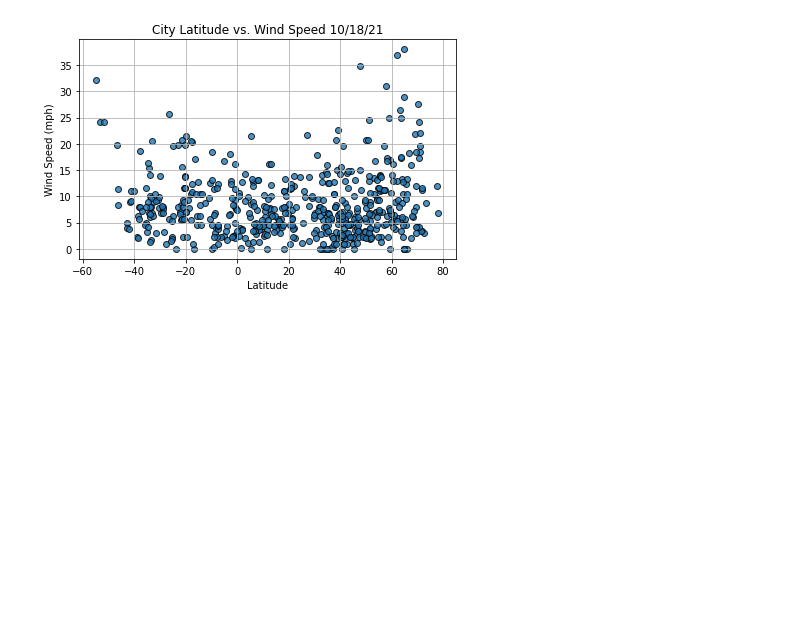
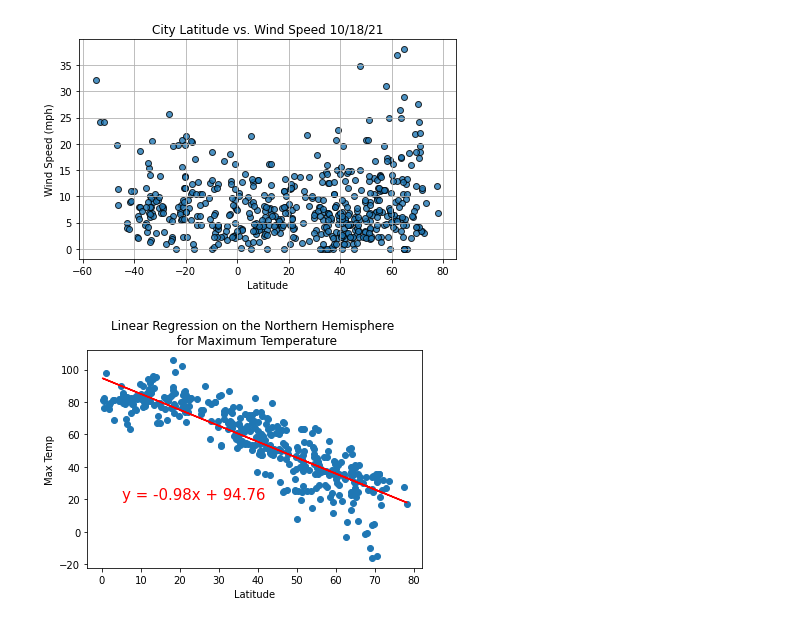
Before and after one commit to babsonr1/World_Weather_Analysis, a Jupyter notebook: WeatherPy.ipynb, the cells around one changed output. Cells and saved outputs as stored; diff of their text form; code cells hidden in the pictures; blank space fills up the shorter version.

Commit message:
Added linear regression graphs for max temp, humidity, wind speed, and cloudiness for both Northern and Southern hemispheres.

```diff
--- a/WeatherPy.ipynb
+++ b/WeatherPy.ipynb
@@ -184,3 +185,29 @@ plt.savefig("weather_data/Fig4.png")
 plt.show()
 # %% [output]
 [figure]
+# %%
+def plotLinearRegression(x_values, y_values, title, y_label, text_coordinates):
+    (slope, intercept, r_value, p_value, std_err) = linregress(x_values, y_values)
+
+    regressValues = x_values*slope + intercept
+    lineEquation = "y = " + str(round(slope,2)) + "x + " + str(round(intercept,2))
+
+    plt.scatter(x_values, y_values)
+    plt.plot(x_values, regressValues, "r")
+
+    plt.annotate(lineEquation, text_coordinates, fontsize=15, color = "red")
+    plt.title(title)
+    plt.xlabel("Latitude")
+    plt.ylabel(y_label)
+
+    plt.show()
+# %%
+northernHemidf = cityDatadf.loc[(cityDatadf["Lat"] >= 0)]
+southernHemidf = cityDatadf.loc[(cityDatadf["Lat"] < 0)]
+# %%
+northernXValues = northernHemidf["Lat"]
+northernMaxTempValues = northernHemidf["Max Temp"]
+
+plotLinearRegression(northernXValues, northernMaxTempValues, "Linear Regression on the Northern Hemisphere \n for Maximum Temperature", "Max Temp", (5,20))
+# %% [output]
+[figure, added]
```
Also changed, not shown: parts of 8 cells of this notebook.
